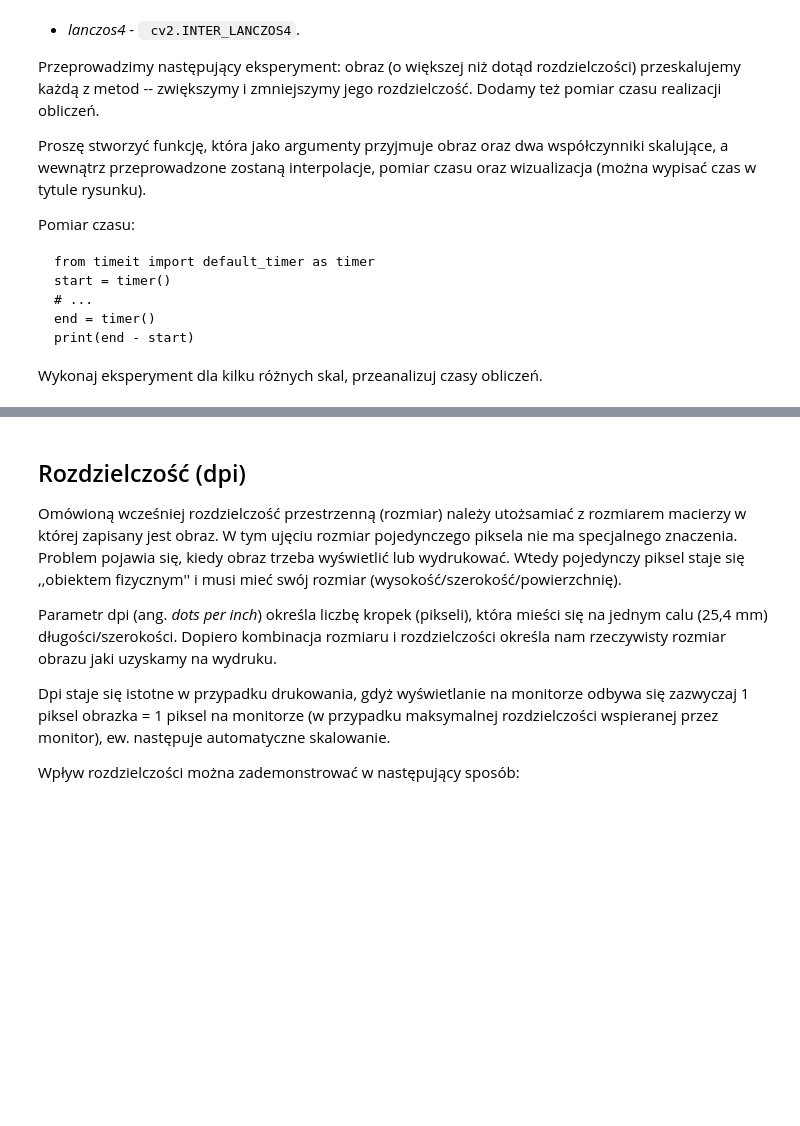
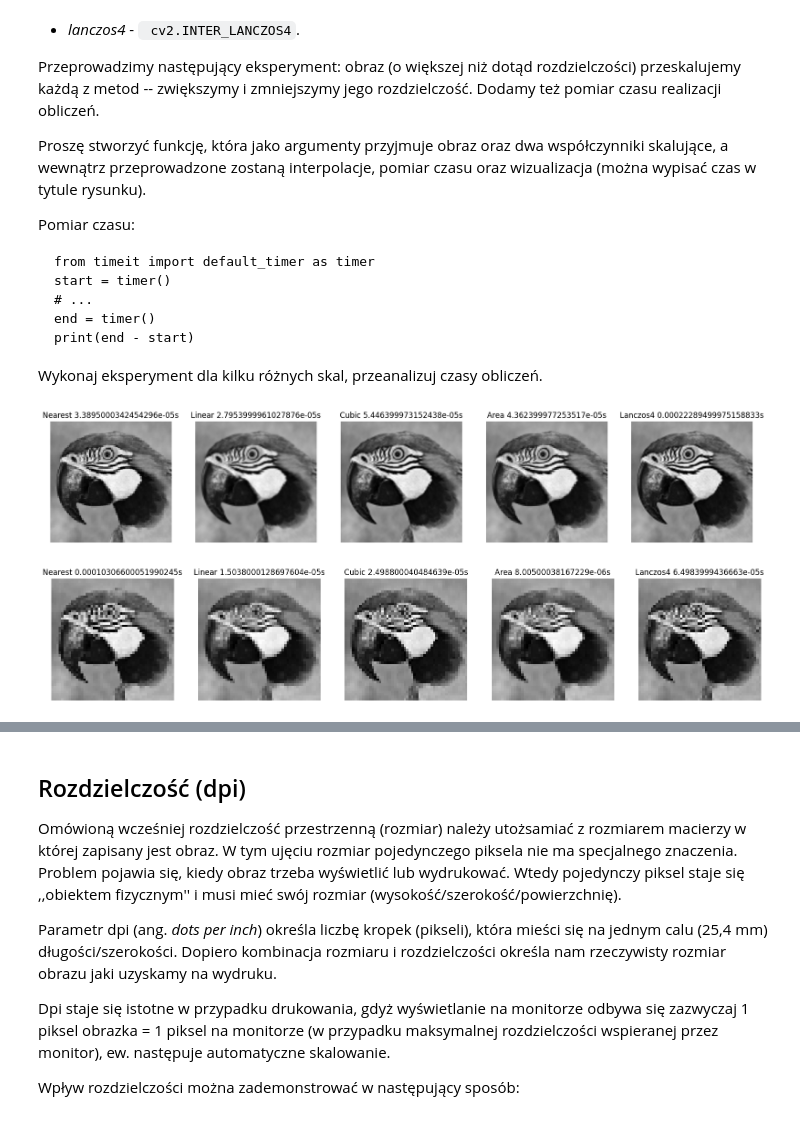
Before and after one commit to lursz/DigitalImageProcessing-Course, a Jupyter notebook: lab5/05_resolution.ipynb, the cells around one changed output, grey strips where cells are left out. Saved outputs shown, nothing was run; the diff lists cells and outputs as text; code cells hidden in the pictures; blank space fills up the shorter version.

```diff
--- a/lab5/05_resolution.ipynb
+++ b/lab5/05_resolution.ipynb
@@ -259,7 +266,8 @@ def BilinearInterpolation(image, verticalCoef: float, horizontalCoef: float):
     return newImage
 # %%
 parrot_list = [
-    BilinearInterpolation(I, i, j) for i, j in zip([1.5, 2.5, 1.5, 0.5], [1.5, 2.5, 2.5, 0.5])
+    BilinearInterpolation(I, i, j)
+    for i, j in zip([1.5, 2.5, 1.5, 0.5], [1.5, 2.5, 2.5, 0.5])
 ]
 
 clockImg = cv2.imread("clock.bmp", cv2.COLOR_BGR2GRAY)
@@ -317,0 +322,33 @@ from timeit import default_timer as timer
+# %%
+from timeit import default_timer as timer
+
+
+def calcTime(image, verticalCoef: float, horizontalCoef: float):
+    methods = [
+        (cv2.INTER_NEAREST, "Nearest"),
+        (cv2.INTER_LINEAR, "Linear"),
+        (cv2.INTER_CUBIC, "Cubic"),
+        (cv2.INTER_AREA, "Area"),
+        (cv2.INTER_LANCZOS4, "Lanczos4"),
+    ]
+
+    f, axs = plt.subplots(1, len(methods), figsize=(20, 10))
+    for i, (method, name) in enumerate(methods):
+        start = timer()
+        (new_x, new_y) = (
+            int(image.shape[1] * verticalCoef),
+            int(image.shape[0] * horizontalCoef),
+        )
+        resized = cv2.resize(image, (new_x, new_y), interpolation=method)
+        end = timer()
+        # Plot
+        axs[i].imshow(resized, cmap="gray")
+        axs[i].axis("off")
+        axs[i].set_title(f"{name} {end - start}s")
+    plt.show()
+
+calcTime(I, 1.5, 1.5)
+calcTime(I, 0.5, 0.5)
+# %% [output]
+[figure, added]
+[figure, added]
```
Also changed, not shown: parts of 7 cells of this notebook.
